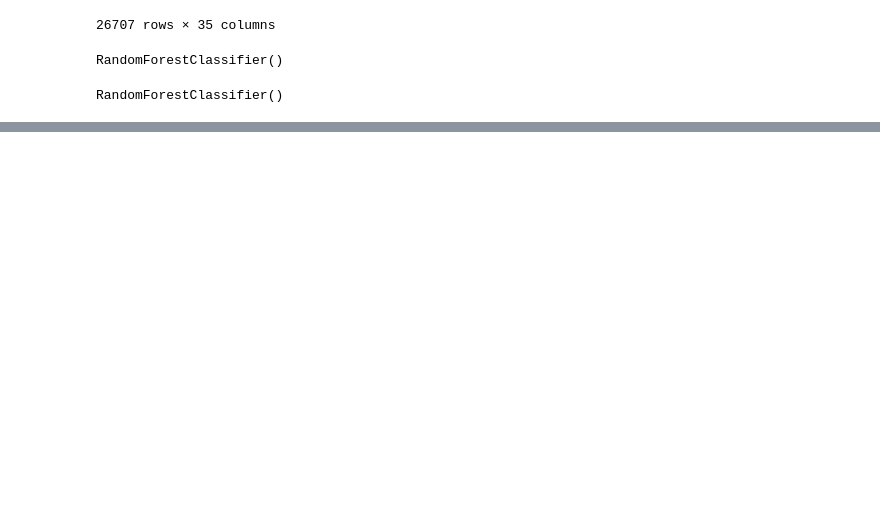
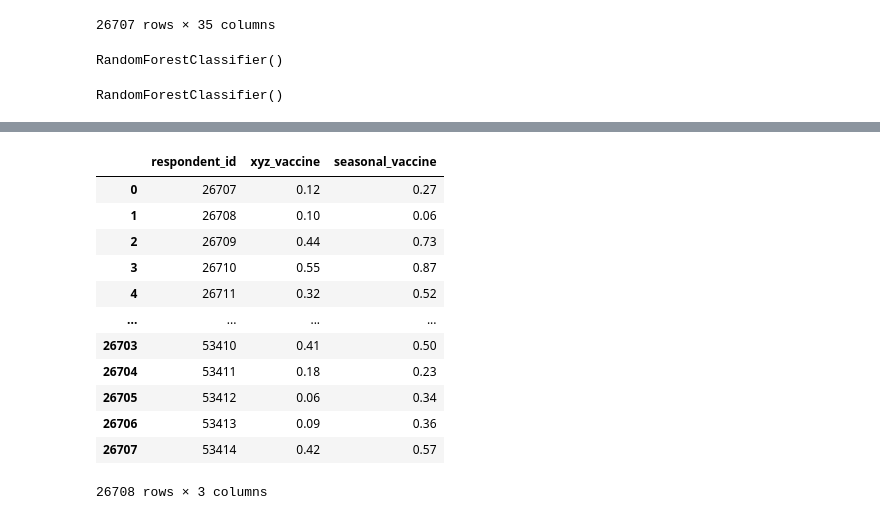
Before and after one commit to SketchyCarrot/DataHack_by_IITG, a Jupyter notebook: main.ipynb, the cells around one changed output, grey strips where cells are left out. Drawn from its saved outputs; the diff is of its cells as text; code cells hidden in the pictures; blank space fills up the shorter version.

```diff
--- a/main.ipynb
+++ b/main.ipynb
@@ -193,0 +230,22 @@ model_seas.score(x_seas_test, y_seas_test)
+# %%
+submissions = pd.DataFrame({
+    'respondent_id': submission['respondent_id'],
+    'xyz_vaccine': model_xyz.predict_proba(dy_test)[:, 1],
+    'seasonal_vaccine': model_seas.predict_proba(dy_test)[:, 1]
+})
+# %%
+submissions
+# %% [output]
+|  | respondent_id | xyz_vaccine | seasonal_vaccine |
+| 0 | 26707 | 0.12 | 0.27 |
+| 1 | 26708 | 0.10 | 0.06 |
+| 2 | 26709 | 0.44 | 0.73 |
+| 3 | 26710 | 0.55 | 0.87 |
+| 4 | 26711 | 0.32 | 0.52 |
+| ... | ... | ... | ... |
+| 26703 | 53410 | 0.41 | 0.50 |
+| 26704 | 53411 | 0.18 | 0.23 |
+| 26705 | 53412 | 0.06 | 0.34 |
+| 26706 | 53413 | 0.09 | 0.36 |
+| 26707 | 53414 | 0.42 | 0.57 |
+26708 rows × 3 columns
```
Also changed, not shown: parts of 11 cells of this notebook, 1 other file.
